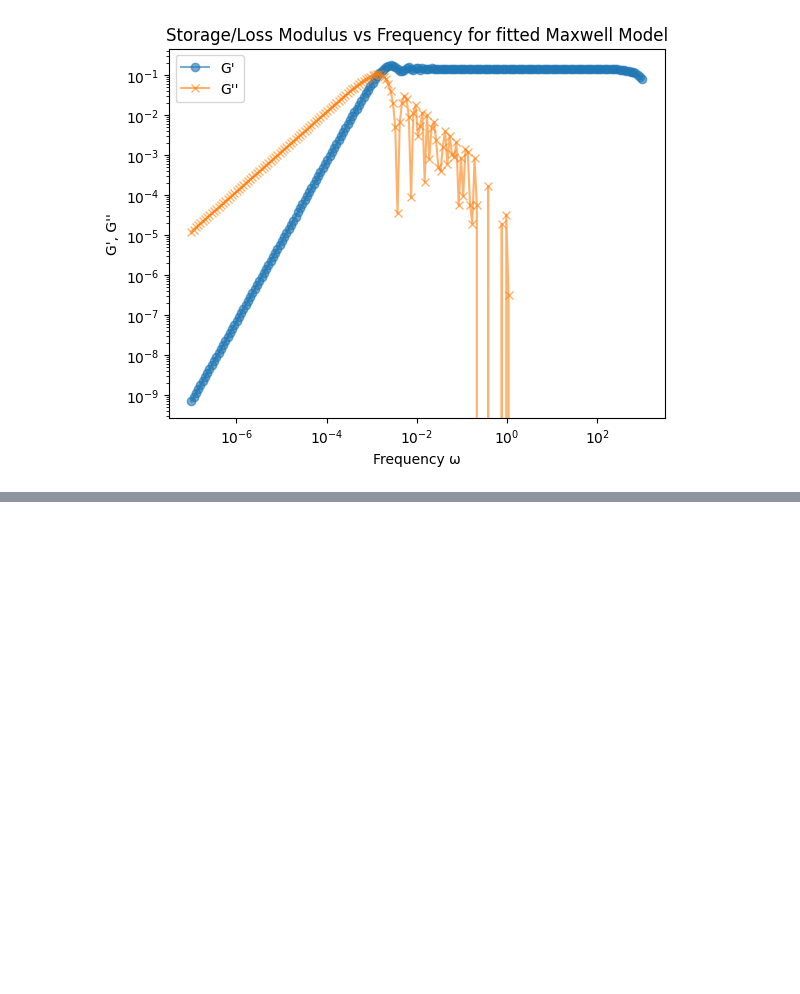
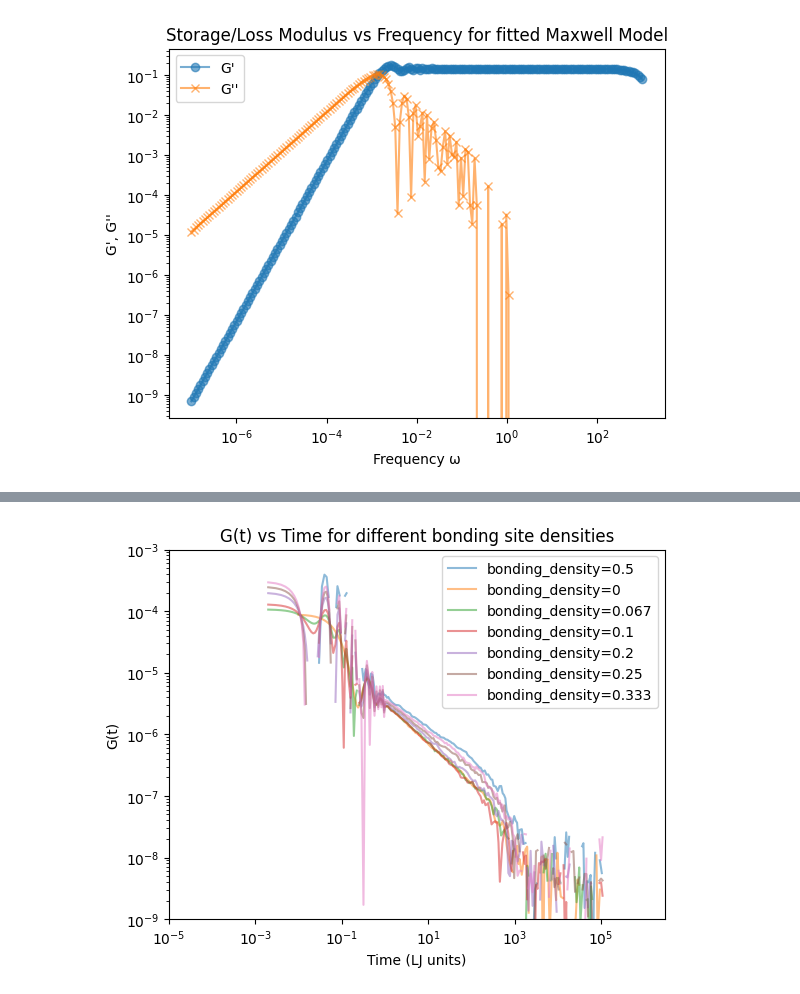
Before and after one commit to anotherbeaver/amine_polymers, a Jupyter notebook: logs/storage_loss_moduli.ipynb, the cells around one changed output, grey strips where cells are left out. Drawn from its saved outputs; the diff is of its cells as text; code cells hidden in the pictures; blank space fills up the shorter version.

```diff
--- a/logs/storage_loss_moduli.ipynb
+++ b/logs/storage_loss_moduli.ipynb
@@ -512,0 +616,84 @@ Comparing the G'/G'' plots with the plots of our actual data
+# %%
+import pandas as pd
+import numpy as np
+import matplotlib.pyplot as plt
+
+G_list = []
+time_list = []
+
+t_start = 1e-5
+t_end = 3e6
+
+
+for i in [2, 0]:
+    for seed in [1000]:
+        try:
+            file = f"logs/press_50_spacing{i}_seed{seed}.dat"
+            data = pd.read_csv(file, delimiter=' ', skiprows=3, index_col=False, names=['time', 'px_y', 'px_z', 'py_z', 'pxy', 'pxz', 'pyz'])
+            print(f"Processing file for spacing {i} with seed {seed}...")
+            if i == 0:
+                bonding_density = 0
+            else:
+                bonding_density = round((1 / i), 3)
+
+            data = data[data['time'] >= t_start]
+            data = data[data['time'] <= t_end]
+
+            G_t = (data['pxy'] + data['pxz'] + data['pyz']) / 5.0 + \
+                    (data['px_y'] + data['px_z'] + data['py_z']) / 30.0
+
+            # replace negative with NaN
+            G_t = np.where(G_t < 0, np.nan, G_t)
+
+            G_list.append(G_t)
+            time_list.append(data['time'])
+
+            # G_t *= 40**3 / (1.0 * 1.0)  # V / (kB * T)
+
+            plt.loglog(data['time'][start:], G_t[start:], alpha=0.5, label=f'bonding_density={bonding_density}')
+        except FileNotFoundError:
+            print(f"File for spacing {i} seed {seed} not found. Skipping.")
+
+for i in [15, 10, 5, 4, 3]:
+    for seed in [200]:
+        try:
+            file = f"logs/press_50_spacing{i}_seed{seed}.dat"
+            data = pd.read_csv(file, delimiter=' ', skiprows=3, index_col=False, names=['time', 'px_y', 'px_z', 'py_z', 'pxy', 'pxz', 'pyz'])
+            print(f"Processing file for spacing {i} with seed {seed}...")
+            if i == 0:
+                bonding_density = 0
+            else:
+                bonding_density = round((1 / i), 3)
+
+            data = data[data['time'] >= t_start]
+            data = data[data['time'] <= t_end]
+
+            G_t = (data['pxy'] + data['pxz'] + data['pyz']) / 5.0 + \
+                    (data['px_y'] + data['px_z'] + data['py_z']) / 30.0
+
+            # replace negative with NaN
+            G_t = np.where(G_t < 0, np.nan, G_t)
+
+            G_list.append(G_t)
+            time_list.append(data['time'])
+
+            # G_t *= 48.075**3 / (1.0 * 1.0)  # V / (kB * T)
+
+            plt.loglog(data['time'][start:], G_t[start:], alpha=0.5, label=f'bonding_density={bonding_density}')
+        except FileNotFoundError:
+            print(f"File for spacing {i} seed {seed} not found. Skipping.")
+
+plt.legend()
+plt.xlim([t_start, t_end])
+plt.ylim([1e-9, 1e-3])
+plt.xlabel('Time (LJ units)')
+plt.ylabel('G(t)')
+plt.title('G(t) vs Time for different bonding site densities')
+plt.show()
+
+
+# plt.xlabel('Time (LJ units)')
+# plt.ylabel('C(t)')
+# plt.title('Averaged C(t) vs Time for different bonding site densities')
+# plt.show()
+# %% [output]
@@ -512,0 +707 @@ Comparing the G'/G'' plots with the plots of our actual data
+[figure, added]
```
Also changed, not shown: parts of 4 cells of this notebook, 2 other files.
